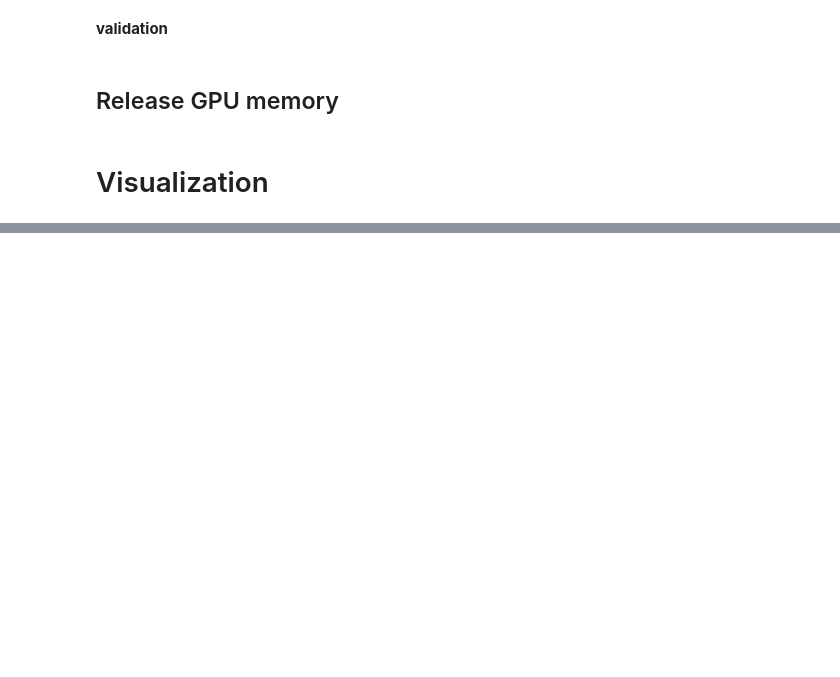
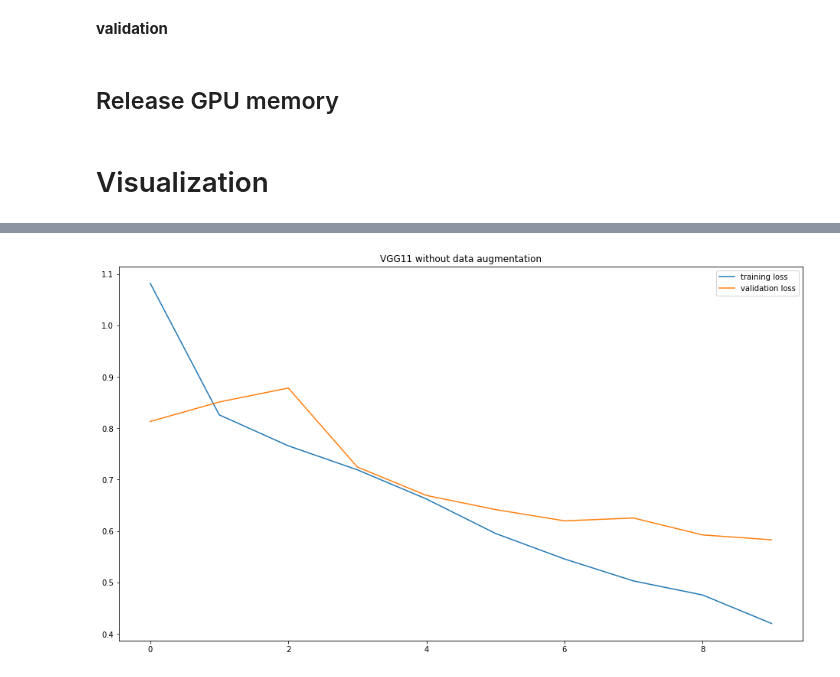
Before and after one commit to naiiytom/seminar_cnn, a Jupyter notebook: notebook/conv_net.ipynb, the cells around one changed output, grey strips where cells are left out. Drawn from its saved outputs; the diff is of its cells as text; code cells hidden in the pictures; blank space fills up the shorter version.

```diff
--- a/notebook/conv_net.ipynb
+++ b/notebook/conv_net.ipynb
@@ -290,2 +335,2 @@ vgg_16.classifier = nn.Sequential(*features)
 # %%
-vgg_16 = vgg_16.to(DEVICE)
+vgg_11 = vgg_11.to(DEVICE)
@@ -294,7 +337,7 @@ RuntimeError: CUDA out of memory. Tried to allocate 392.00 MiB (GPU 0; 8.00 GiB
 # %%
-optimizer = torch.optim.Adam(vgg_16.parameters(), lr=0.000001)
+optimizer = torch.optim.Adam(vgg_11.parameters(), lr=0.000001)
 criterion = nn.CrossEntropyLoss()
 # %%
-train_loss_vgg_wo, val_loss_vgg_wo = train_model('vgg', vgg_16, train_gen_wo, val_gen_wo, optimizer, criterion, 1)
+train_loss_vgg_wo, val_loss_vgg_wo = train_model('vgg', vgg_11, train_gen_wo, val_gen_wo, optimizer, criterion, 10)
 # %% [output]
 Saving model...
@@ -339,0 +434,4 @@ torch.cuda.empty_cache()
+# %%
+plot_loss(train_loss_vgg_wo, val_loss_vgg_wo, 'VGG11 without data augmentation')
+# %% [output]
+[figure, added]
```
Also changed, not shown: parts of 39 cells of this notebook.
